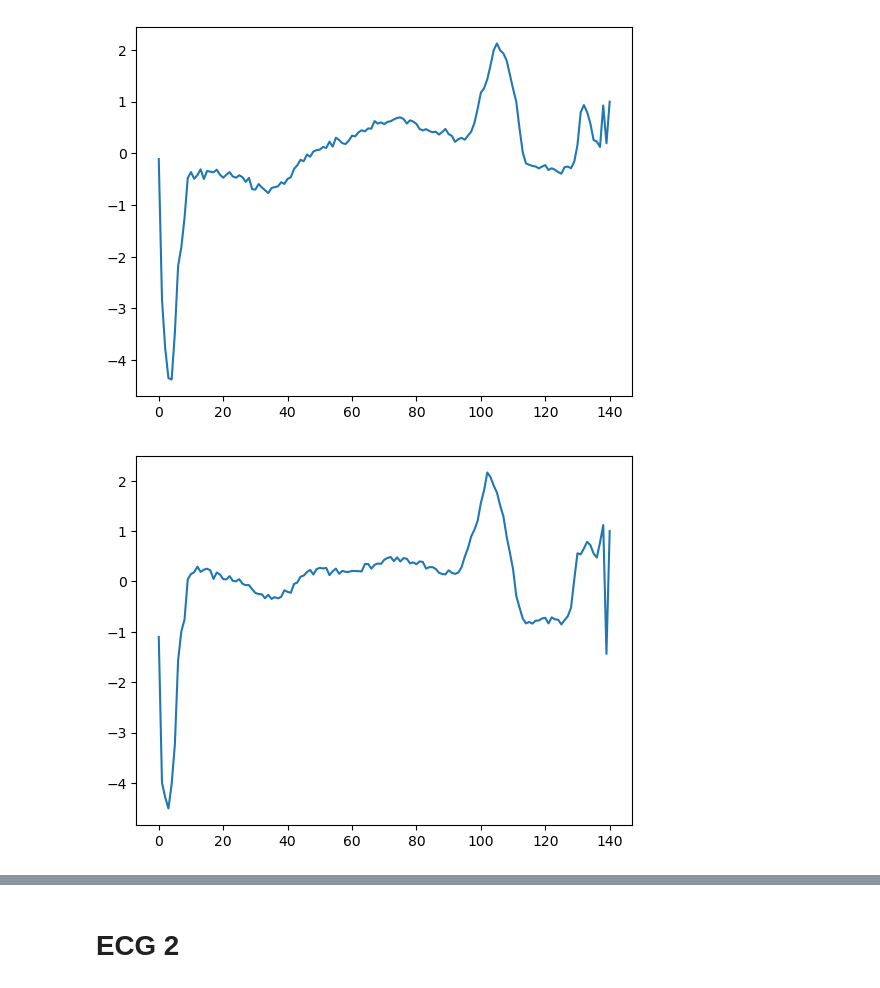
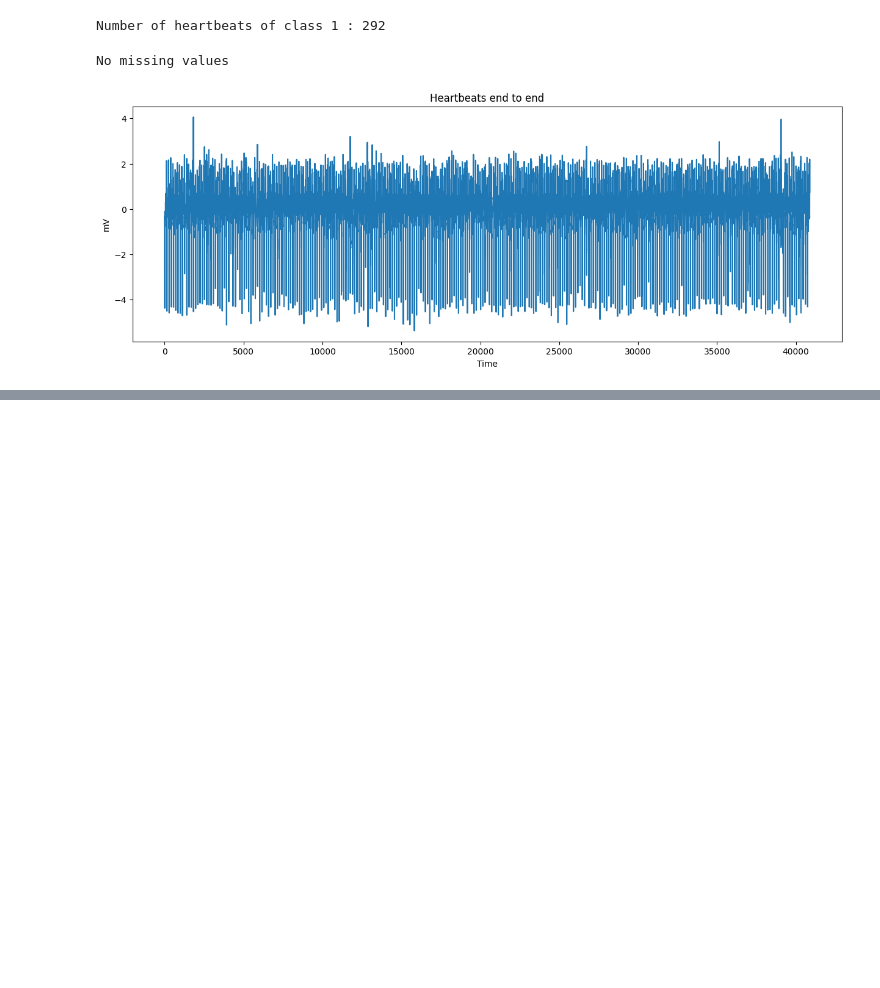
Before and after one commit to meilame-tayebjee/Wavelet-Denoising, a Jupyter notebook: DataExtraction.ipynb, the cells around one changed output, grey strips where cells are left out. Cells and saved outputs as stored; diff of their text form; code cells hidden in the pictures; blank space fills up the shorter version.

Commit message:
modified:   DataExtraction.ipynb 	deleted:    DataExtraction2.ipynb 	modified:   ECG-noising-denoising.ipynb 	modified:   README.md

```diff
--- a/DataExtraction.ipynb
+++ b/DataExtraction.ipynb
@@ -25,5 +21,0 @@ pollution = np.array(pollution)
-# %%
-meanafter = np.mean(pollution[pollution != -1])
-for i in range(len(pollution)):
-  if(pollution[i] == -1.0):
-    pollution[i] = meanafter
@@ -44,13 +22,42 @@ df = pd.DataFrame(data)
+# %%
+#load data
+data, meta = arff.loadarff('ECG5000_TRAIN.arff')
+df = pd.DataFrame(data)
+
+df = df[df['target'] == b'1'].copy() #keep only the first class
+df.drop('target', axis=1, inplace=True) #drop the class number
+# %%
+print("Number of heartbeats of class 1 :",len(df))
+# %% [output]
+Number of heartbeats of class 1 : 292
+# %%
+#we check that there are no missing values
+if df.isna().any().any():
+    print("There are missing values")
+else:
+    print("No missing values")
+# %% [output]
+No missing values
+# %%
+#we check that there are no values set to 0
+for i in range(len(df)):
+    line = df.iloc[i].astype(float).tolist()
+    for j in range(len(line)):
+      if(line[j]==0.0):
+        print(i)
+        print(line[j])
 # %%
-i = 100
+#we put the heartbeats end to end and visualise them.
+plt.figure(figsize = (15,5))
+ecg_end_to_end = []
+for i in range(len(df)):
+  line = df.iloc[i]
+  ecg_end_to_end += line.astype(float).tolist()
 
-for i in range(10):
-    line = df.iloc[i]
-
-    line = line.astype(float).tolist()
-
-    plt.plot([i for i in range(len(line))],line)
-    plt.show()
+plt.ylabel("mV")
+plt.xlabel("Time")
+plt.title("Heartbeats end to end")
+plt.plot([i for i in range(len(ecg_end_to_end))],ecg_end_to_end)
+plt.show()
 # %% [output]
-[figure, old version]
+[figure, new version]
-[figure, removed]
@@ -65,2 +63,0 @@ for i in range(10):
-# %% [markdown]
-# ECG 2
```
Also changed, not shown: parts of 18 cells of this notebook, 3 other files.
